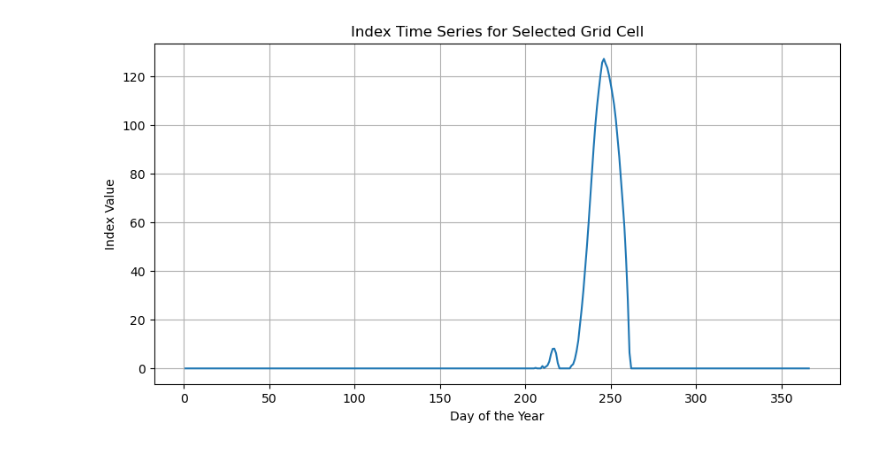
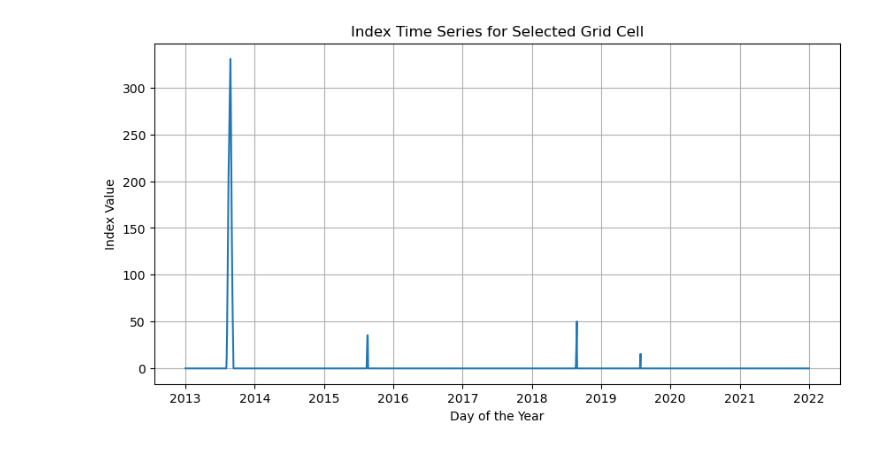
Before and after one commit to justusnoegel/deadwood_prediction, a Jupyter notebook: aggr_sm_stress.ipynb, the cells around one changed output. Cells and saved outputs as stored; diff of their text form; code cells hidden in the pictures.

```diff
--- a/aggr_sm_stress.ipynb
+++ b/aggr_sm_stress.ipynb
@@ -44,23 +44,62 @@ for lat in range(1, len(daily_difference.lat)):
                 index[n][lat][lon] = 0
 
 index = index.where(index >= 0, 0)
+# %%
+import xarray as xr
+import numpy as np
+
+# Load the dataset
+nc = 'data/model_output_soil_moisture.nc'
+ds = xr.open_dataset(nc)
+
+# Filter data to include only the years from 2013 to 2021
+ds_filtered = ds.sel(time=slice('2013-01-01', '2021-12-31'))
+
+# Select the soil moisture variable
+if 'soil_moisture' in ds_filtered.data_vars:
+    soil_moisture = ds_filtered['soil_moisture']
+
+# Define the threshold
+threshold = 300
+
+# Calculate the daily difference from the threshold
+daily_difference = soil_moisture - threshold
+
+# Initialize the index array
+index = xr.zeros_like(soil_moisture)
+
+# Process for each grid point separately
+for lat in range(1, len(soil_moisture.lat)):
+    for lon in range(1, len(soil_moisture.lon)):
+        for time in range(1, len(soil_moisture.time)):  # Working directly with the time dimension
+
+            if daily_difference.isel(time=time-1, lat=lat, lon=lon) > 0 and index.isel(time=time-1, lat=lat, lon=lon) == 0:
+                index[time][lat][lon] = 0
+            elif daily_difference.isel(time=time-1, lat=lat, lon=lon) < 0:
+                index[time][lat][lon] = abs(daily_difference.isel(time=time-1, lat=lat, lon=lon)) + index[time-1][lat][lon]
+            elif daily_difference.isel(time=time-1, lat=lat, lon=lon) > 0 and index.isel(time=time-1, lat=lat, lon=lon) > 0:
+                index[time][lat][lon] = index[time-1][lat][lon] - abs(daily_difference.isel(time=time-1, lat=lat, lon=lon))
+            elif index[time-1][lat][lon] < 0:
+                index[time][lat][lon] = 0
+
+index = index.where(index >= 0, 0)
 # %%
 import matplotlib.pyplot as plt
 
 
 # Select a specific grid cell, e.g., first lat and lon
-specific_lat_lon_index = index.isel(lat=20, lon=21)
+specific_lat_lon_index = index.isel(lat=19, lon=15)
 
 # Plotting the index time series for the selected grid cell
 plt.figure(figsize=(10, 5))
 specific_lat_lon_index.plot()
 plt.title('Index Time Series for Selected Grid Cell')
 plt.xlabel('Day of the Year')
 plt.ylabel('Index Value')
 plt.grid(True)
 plt.show()
 # %% [output]
-[figure, old version]
+[figure, new version]
 # %%
 import xarray as xr
 
```
Also changed, not shown: parts of 1 cell of this notebook, 16 other files.
